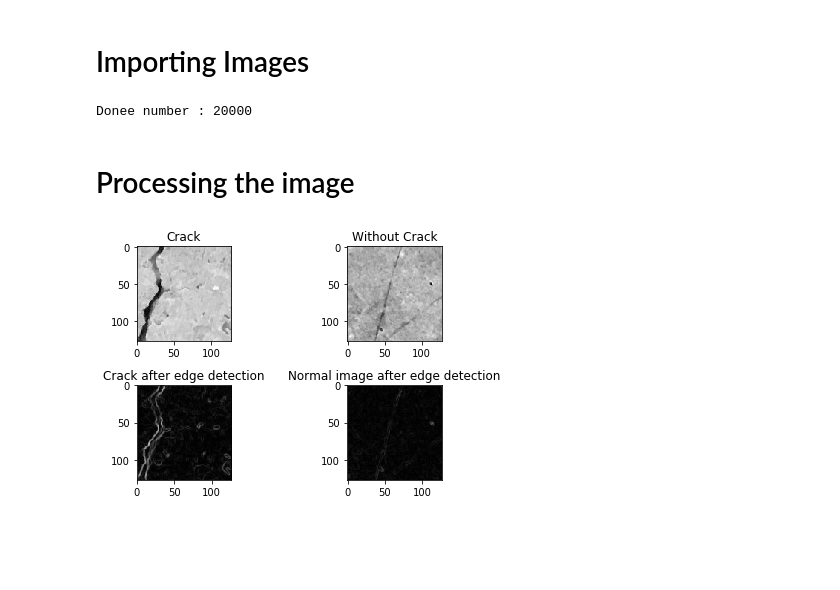
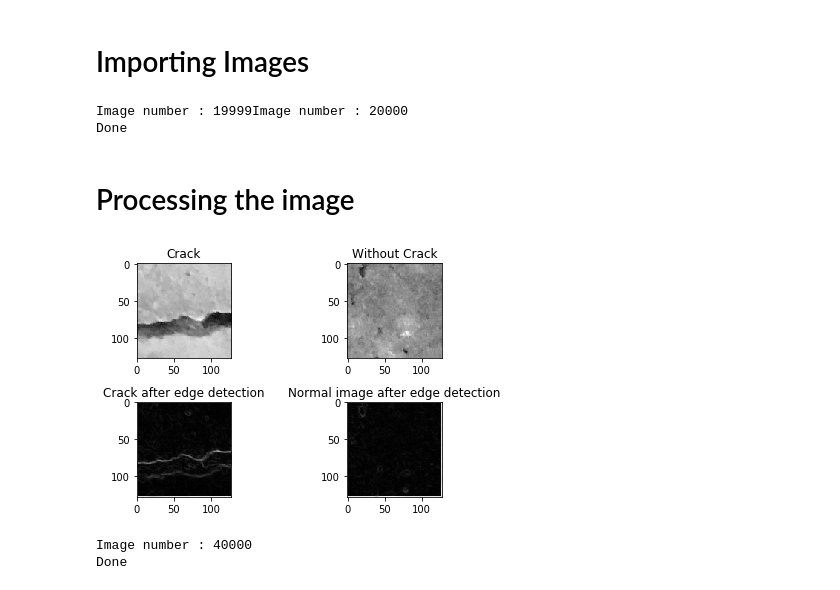
Before and after one commit to sagnik106/Concrete-Crack-Detection, a Jupyter notebook: Model.ipynb, the cells around one changed output. Cells and saved outputs as stored; diff of their text form; code cells hidden in the pictures; blank space fills up the shorter version.

Commit message:
dataset images processed

```diff
--- a/Model.ipynb
+++ b/Model.ipynb
@@ -26,7 +34,7 @@ for i in range(20000):
     x.append(img)
     y.append([0,1])
     print("Image number : %d"%(i+1),end='\r')
-print("Done")
+print("\nDone")
 x=np.asarray(x)
 x=np.float32(x)
 x/=255
@@ -38,34 +46,57 @@ del(pos)
 del(neg)
 del(img)
 # %% [output]
-Donee number : 20000
+Image number : 19999Image number : 20000
+Done
 # %%
 x=np.load('x.npy')
 y=np.load('y.npy')
 # %% [markdown]
 # Processing the image
+# %%
+def converter(img):
+    kernel1=np.asarray([[1,0,-1],[1,0,-1],[1,0,-1]])
+    kernel2=np.asarray([[1,1,1],[0,0,0],[-1,-1,-1]])
+    img=img.reshape((128,128))
+    imgedge=np.sqrt(con.convolution(img,kernel1)**2+con.convolution(img,kernel2)**2)
+    imgedge=imgedge.reshape((128,128,1))
+    return imgedge
 # %%
-kernel1=np.asarray([[1,0,-1],[1,0,-1],[1,0,-1]])
-kernel2=np.asarray([[1,1,1],[0,0,0],[-1,-1,-1]])
 pos=random.randint(0,10000)*2
 neg=random.randint(0,10000)*2+1
-pos=x[pos].reshape((128,128))
-neg=x[neg].reshape((128,128))
-posedge=np.sqrt(con.convolution(pos,kernel1)**2+con.convolution(pos,kernel2)**2)
-negedge=np.sqrt(con.convolution(neg,kernel1)**2+con.convolution(neg,kernel2)**2)
+posedge=converter(x[pos])
+negedge=converter(x[neg])
+
+posedge=posedge.reshape((128,128))
+negedge=negedge.reshape((128,128))
+
 ax3=plt.subplot(2,2,1)
-ax3.imshow(pos,cmap='gray')
+ax3.imshow(x[pos].reshape((128,128)),cmap='gray')
 ax3.set_title('Crack')
+
 ax4=plt.subplot(2,2,2)
-ax4.imshow(neg,cmap='gray')
+ax4.imshow(x[neg].reshape((128,128)),cmap='gray')
 ax4.set_title('Without Crack')
+
 ax1=plt.subplot(2,2,3)
 ax1.imshow(posedge,cmap='gray')
 ax1.set_title('Crack after edge detection')
+
 ax2=plt.subplot(2,2,4)
 ax2.imshow(negedge,cmap='gray')
 ax2.set_title('Normal image after edge detection')
+
 plt.tight_layout()
 plt.show()
 # %% [output]
-[figure, old version]
+[figure, new version]
+# %%
+x_edge=x.copy()
+for i in range(x.shape[0]):
+    x_edge[i,:,:,:]=converter(x_edge[i,:,:,:])
+    print("Image number : %d"%(i+1),end='\r')
+np.save('x_edge.npy',x_edge)
+print('\nDone')
+# %% [output]
+Image number : 40000
+Done
```
Also changed, not shown: parts of 2 cells of this notebook.
